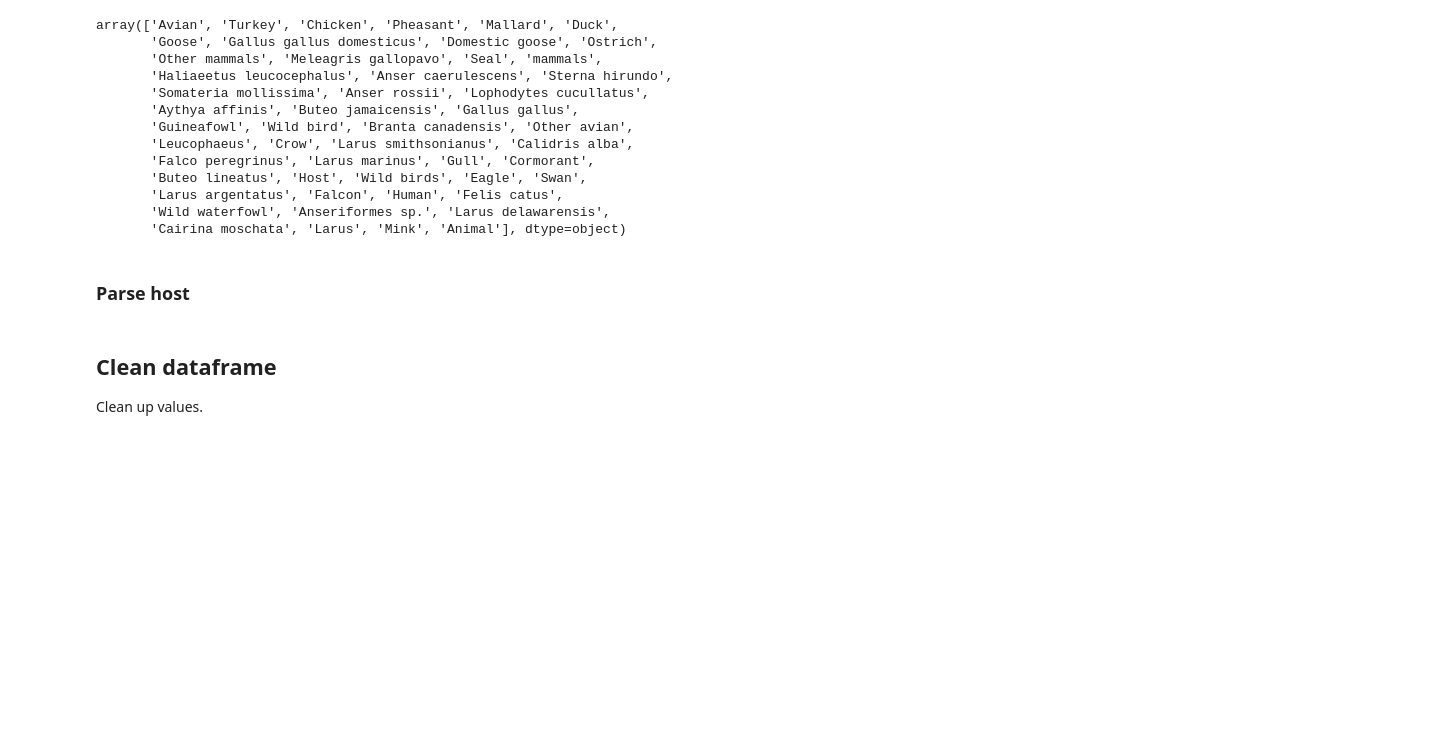
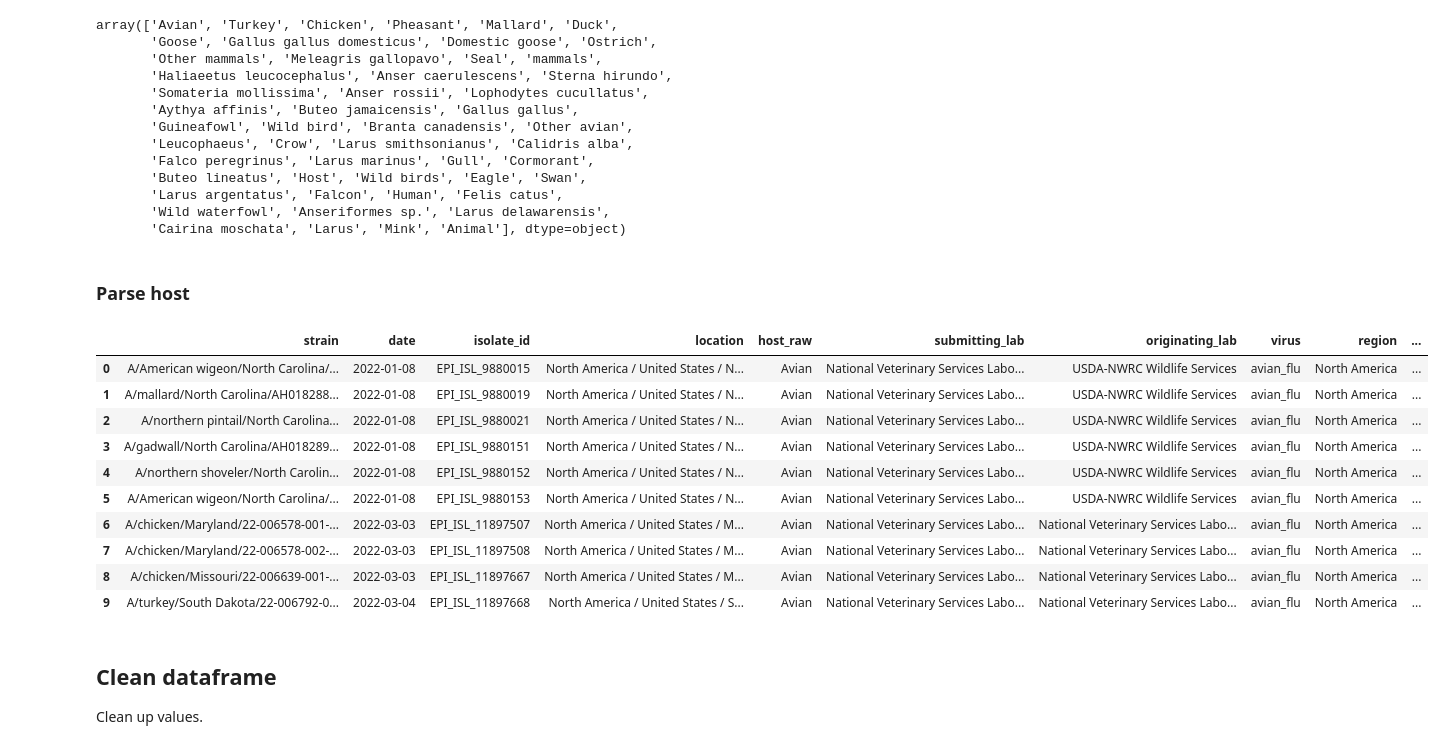
Before and after one commit to dbacsik/epiworkshop_h5n1, a Jupyter notebook: data/prep_data/clean_northamerica_metadata.py.ipynb, the cells around one changed output. Saved outputs shown, nothing was run; the diff lists cells and outputs as text; code cells hidden in the pictures; blank space fills up the shorter version.

```diff
--- a/data/prep_data/clean_northamerica_metadata.py.ipynb
+++ b/data/prep_data/clean_northamerica_metadata.py.ipynb
@@ -127,6 +129,20 @@ def label_host(val):
 meta_working['host'] = (
     meta_working['host_raw']
     .apply(label_host))
+# %%
+meta_working.head(n=10)
+# %% [output]
+|  | strain | date | isolate_id | location | host_raw | submitting_lab | originating_lab | virus | region | ... |
+| 0 | A/American wigeon/North Carolina/... | 2022-01-08 | EPI_ISL_9880015 | North America / United States / N... | Avian | National Veterinary Services Labo... | USDA-NWRC Wildlife Services | avian_flu | North America | ... |
+| 1 | A/mallard/North Carolina/AH018288... | 2022-01-08 | EPI_ISL_9880019 | North America / United States / N... | Avian | National Veterinary Services Labo... | USDA-NWRC Wildlife Services | avian_flu | North America | ... |
+| 2 | A/northern pintail/North Carolina... | 2022-01-08 | EPI_ISL_9880021 | North America / United States / N... | Avian | National Veterinary Services Labo... | USDA-NWRC Wildlife Services | avian_flu | North America | ... |
+| 3 | A/gadwall/North Carolina/AH018289... | 2022-01-08 | EPI_ISL_9880151 | North America / United States / N... | Avian | National Veterinary Services Labo... | USDA-NWRC Wildlife Services | avian_flu | North America | ... |
+| 4 | A/northern shoveler/North Carolin... | 2022-01-08 | EPI_ISL_9880152 | North America / United States / N... | Avian | National Veterinary Services Labo... | USDA-NWRC Wildlife Services | avian_flu | North America | ... |
+| 5 | A/American wigeon/North Carolina/... | 2022-01-08 | EPI_ISL_9880153 | North America / United States / N... | Avian | National Veterinary Services Labo... | USDA-NWRC Wildlife Services | avian_flu | North America | ... |
+| 6 | A/chicken/Maryland/22-006578-001-... | 2022-03-03 | EPI_ISL_11897507 | North America / United States / M... | Avian | National Veterinary Services Labo... | National Veterinary Services Labo... | avian_flu | North America | ... |
+| 7 | A/chicken/Maryland/22-006578-002-... | 2022-03-03 | EPI_ISL_11897508 | North America / United States / M... | Avian | National Veterinary Services Labo... | National Veterinary Services Labo... | avian_flu | North America | ... |
+| 8 | A/chicken/Missouri/22-006639-001-... | 2022-03-03 | EPI_ISL_11897667 | North America / United States / M... | Avian | National Veterinary Services Labo... | National Veterinary Services Labo... | avian_flu | North America | ... |
+| 9 | A/turkey/South Dakota/22-006792-0... | 2022-03-04 | EPI_ISL_11897668 | North America / United States / S... | Avian | National Veterinary Services Labo... | National Veterinary Services Labo... | avian_flu | North America | ... |
 # %% [markdown]
 ## Clean dataframe
 Clean up values.
```
Also changed, not shown: parts of 9 cells of this notebook, 1 other file.
